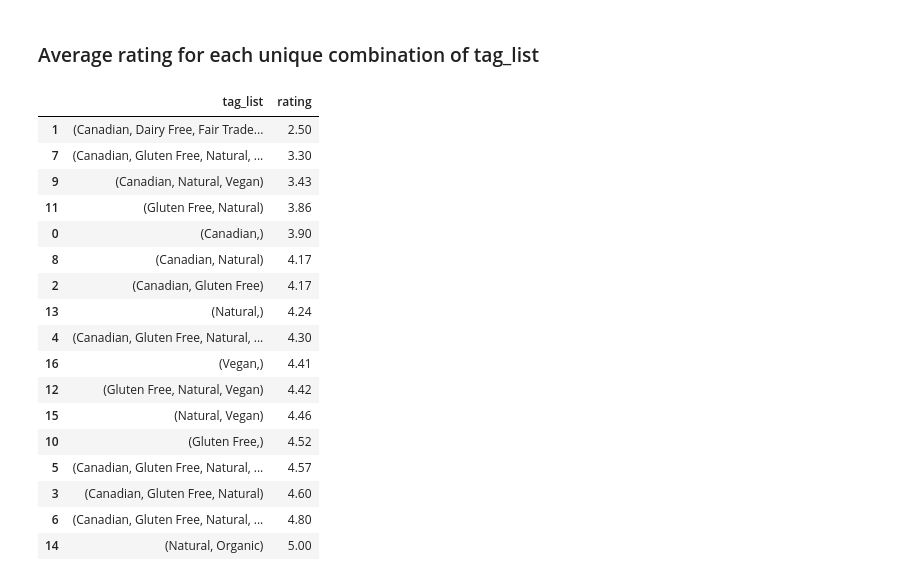
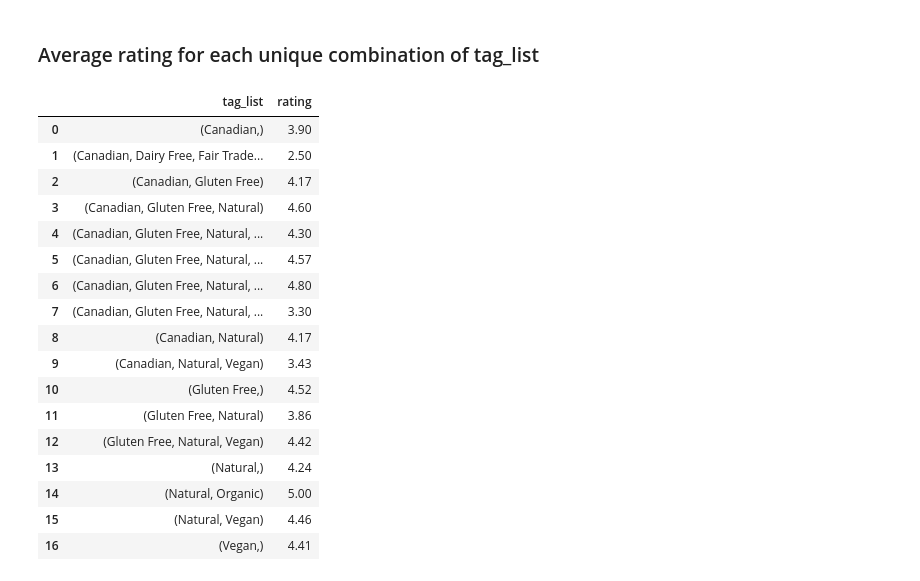
Before and after one commit to AmiJoba22/TEPP_Data_Project, a Jupyter notebook: notebooks/Sheryl_eda.ipynb, the cells around one changed output. Drawn from its saved outputs; the diff is of its cells as text; code cells hidden in the pictures.

```diff
--- a/notebooks/Sheryl_eda.ipynb
+++ b/notebooks/Sheryl_eda.ipynb
@@ -105,23 +105,23 @@ no_nan_values['tag_list'].value_counts().reset_index().sort_values(by='count')
 # %% [markdown]
 ### Average rating for each unique combination of tag_list
 # %%
-no_nan_values.groupby('tag_list')['rating'].mean().round(2).reset_index().sort_values(by='rating')
+no_nan_values.groupby('tag_list')['rating'].mean().round(2).reset_index()
 # %% [output]
 |  | tag_list | rating |
+| 0 | (Canadian,) | 3.90 |
 | 1 | (Canadian, Dairy Free, Fair Trade... | 2.50 |
+| 2 | (Canadian, Gluten Free) | 4.17 |
+| 3 | (Canadian, Gluten Free, Natural) | 4.60 |
+| 4 | (Canadian, Gluten Free, Natural, ... | 4.30 |
+| 5 | (Canadian, Gluten Free, Natural, ... | 4.57 |
+| 6 | (Canadian, Gluten Free, Natural, ... | 4.80 |
 | 7 | (Canadian, Gluten Free, Natural, ... | 3.30 |
+| 8 | (Canadian, Natural) | 4.17 |
 | 9 | (Canadian, Natural, Vegan) | 3.43 |
+| 10 | (Gluten Free,) | 4.52 |
 | 11 | (Gluten Free, Natural) | 3.86 |
-| 0 | (Canadian,) | 3.90 |
-| 8 | (Canadian, Natural) | 4.17 |
-| 2 | (Canadian, Gluten Free) | 4.17 |
+| 12 | (Gluten Free, Natural, Vegan) | 4.42 |
 | 13 | (Natural,) | 4.24 |
-| 4 | (Canadian, Gluten Free, Natural, ... | 4.30 |
+| 14 | (Natural, Organic) | 5.00 |
+| 15 | (Natural, Vegan) | 4.46 |
 | 16 | (Vegan,) | 4.41 |
-| 12 | (Gluten Free, Natural, Vegan) | 4.42 |
-| 15 | (Natural, Vegan) | 4.46 |
-| 10 | (Gluten Free,) | 4.52 |
-| 5 | (Canadian, Gluten Free, Natural, ... | 4.57 |
-| 3 | (Canadian, Gluten Free, Natural) | 4.60 |
-| 6 | (Canadian, Gluten Free, Natural, ... | 4.80 |
-| 14 | (Natural, Organic) | 5.00 |
```
Also changed, not shown: parts of 8 cells of this notebook.
